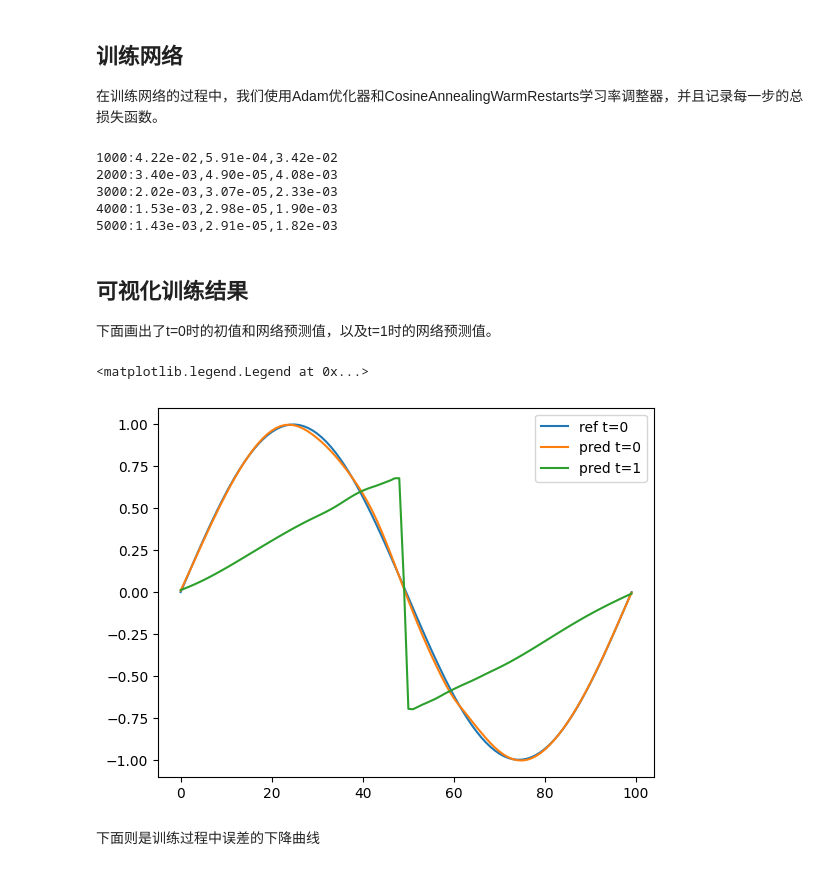
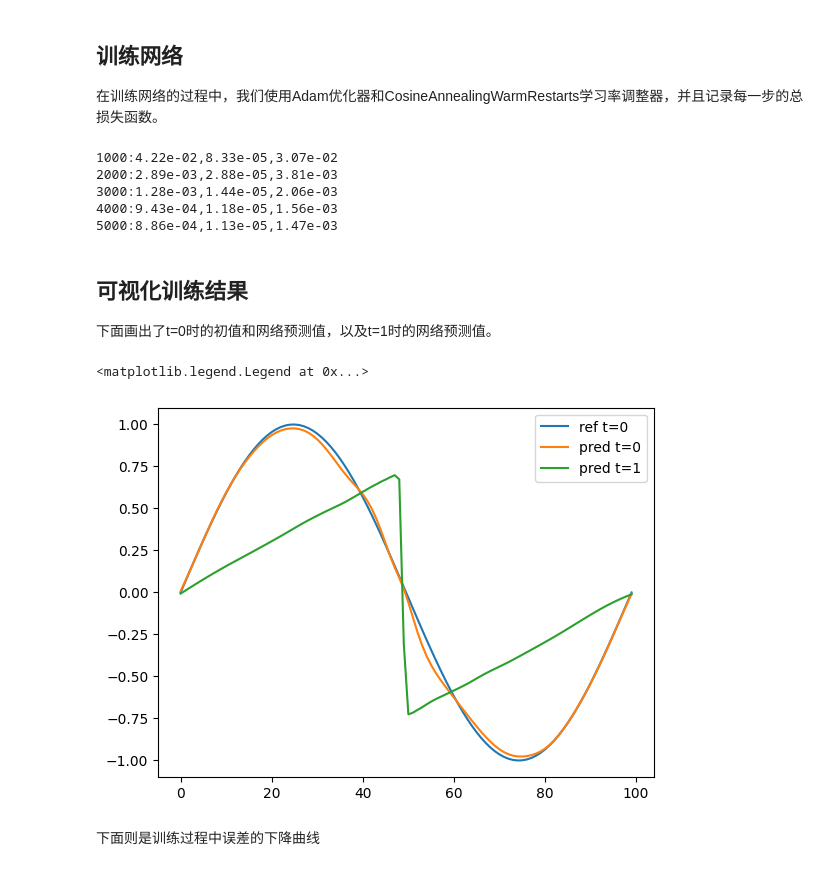
Before and after one commit to li-positive-one/AI4SC0, a Jupyter notebook: _sources/pinn-burgers.ipynb, the cells around one changed output. Cells and saved outputs as stored; diff of their text form; code cells hidden in the pictures.

```diff
--- a/_sources/pinn-burgers.ipynb
+++ b/_sources/pinn-burgers.ipynb
@@ -47,7 +47,7 @@ nu=0.01/math.pi
 
 IV_x=torch.linspace(xmin,xmax,nx).to(device=device)
 IV_t=torch.zeros_like(IV_x).to(device=device)
-IV_u=-torch.sin(np.pi*IV_x).to(device=device)
+IV_u=-torch.sin(math.pi*IV_x).to(device=device)
 # %% [markdown]
 对于边界条件，我们依据
 $  u(t,-1) = u(t,1) = 0,\quad  t \in (0,1] $
@@ -159,8 +159,7 @@ def boundary_loss(x,t,net,u):
 # %%
 model=Ansatz().to(device=device)
 
-optimizer=torch.optim.Adam( [{'params': model.parameters(), 'lr': 1e-3},
-                            {'params': LC3.parameters(), 'lr': 1e-3}])
+optimizer=torch.optim.Adam( model.parameters(), lr=1e-3)
 scheduler=torch.optim.lr_scheduler.CosineAnnealingWarmRestarts(optimizer,5000,2)
 epochs=5000
 loss_hist=[]
@@ -180,29 +179,33 @@ for i in range(1,1+epochs):
     if i%1000==0:
         print(f"{i}:{loss_IV:.2e},{loss_BV:.2e},{loss_pinn:.2e}")
 # %% [output]
-1000:4.22e-02,5.91e-04,3.42e-02
-2000:3.40e-03,4.90e-05,4.08e-03
-3000:2.02e-03,3.07e-05,2.33e-03
-4000:1.53e-03,2.98e-05,1.90e-03
-5000:1.43e-03,2.91e-05,1.82e-03
+1000:4.22e-02,8.33e-05,3.07e-02
+2000:2.89e-03,2.88e-05,3.81e-03
+3000:1.28e-03,1.44e-05,2.06e-03
+4000:9.43e-04,1.18e-05,1.56e-03
+5000:8.86e-04,1.13e-05,1.47e-03
 # %% [markdown]
 ## 可视化训练结果
 
 下面画出了t=0时的初值和网络预测值，以及t=1时的网络预测值。
 # %%
+IV_x=torch.linspace(xmin,xmax,nx).to(device=device)
+IV_t=0.0*torch.ones_like(IV_x).to(device=device)
+
 VA_x=torch.linspace(xmin,xmax,nx).to(device=device)
 VA_t=1.0*torch.ones_like(IV_x).to(device=device)
 
 with torch.no_grad():
-    VA_pred=f(VA_x,VA_t)
+    VA_pred=model(VA_x,VA_t)
+    IV_pred=model(IV_x,IV_t)
 
 plt.plot(IV_u.detach().cpu().numpy(),label='ref t=0')
 plt.plot(IV_pred.detach().cpu().numpy()[...,0],label='pred t=0')
 plt.plot(VA_pred.detach().cpu().numpy()[...,0],label='pred t=1')
 plt.legend()
 # %% [output]
 <matplotlib.legend.Legend at 0x...>
-[figure, old version]
+[figure, new version]
 # %% [markdown]
 下面则是训练过程中误差的下降曲线
 # %%
```
Also changed, not shown: parts of 3 cells of this notebook, 6 other files.
